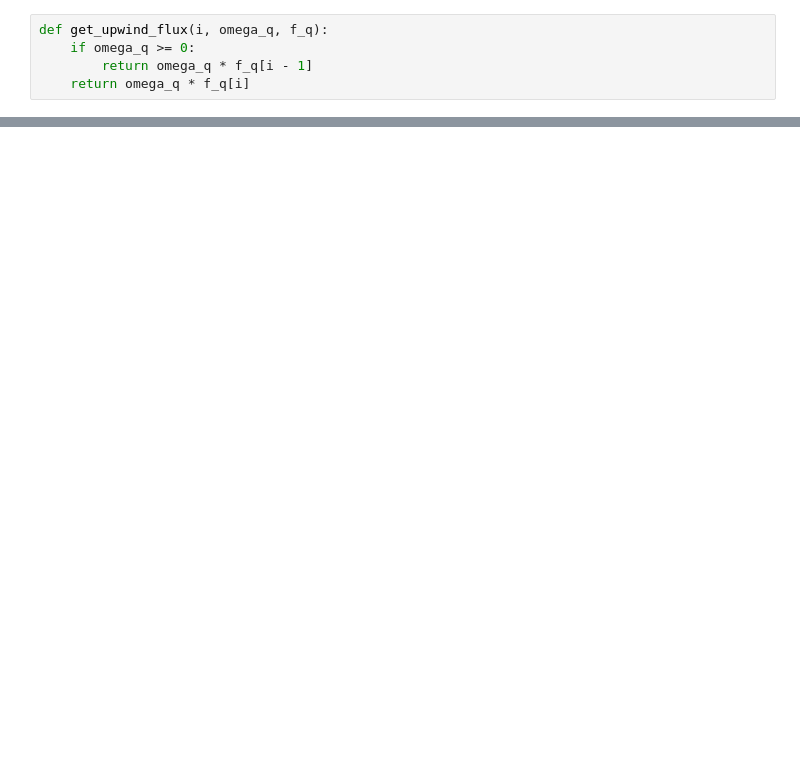
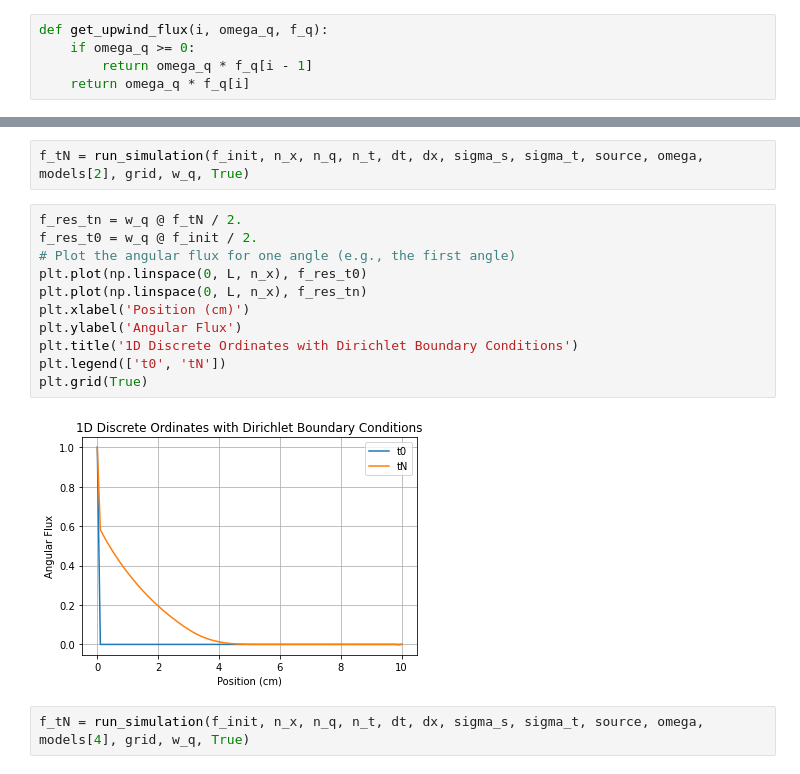
Before and after one commit to ScSteffen/CollisionOperatorLearning, a Jupyter notebook: simulation_study.ipynb, the cells around one changed output, grey strips where cells are left out. Saved outputs shown, nothing was run; the diff lists cells and outputs as text; blank space fills up the shorter version.

```diff
--- a/simulation_study.ipynb
+++ b/simulation_study.ipynb
@@ -150,0 +151,17 @@ plt.show()
+# %%
+f_tN = run_simulation(f_init, n_x, n_q, n_t, dt, dx, sigma_s, sigma_t, source, omega, models[2], grid, w_q, True)
+# %%
+f_res_tn = w_q @ f_tN / 2.
+f_res_t0 = w_q @ f_init / 2.
+# Plot the angular flux for one angle (e.g., the first angle)
+plt.plot(np.linspace(0, L, n_x), f_res_t0)
+plt.plot(np.linspace(0, L, n_x), f_res_tn)
+plt.xlabel('Position (cm)')
+plt.ylabel('Angular Flux')
+plt.title('1D Discrete Ordinates with Dirichlet Boundary Conditions')
+plt.legend(['t0', 'tN'])
+plt.grid(True)
+# %% [output]
+[figure, added]
+# %%
+f_tN = run_simulation(f_init, n_x, n_q, n_t, dt, dx, sigma_s, sigma_t, source, omega, models[4], grid, w_q, True)
```
Also changed, not shown: parts of 9 cells of this notebook.
